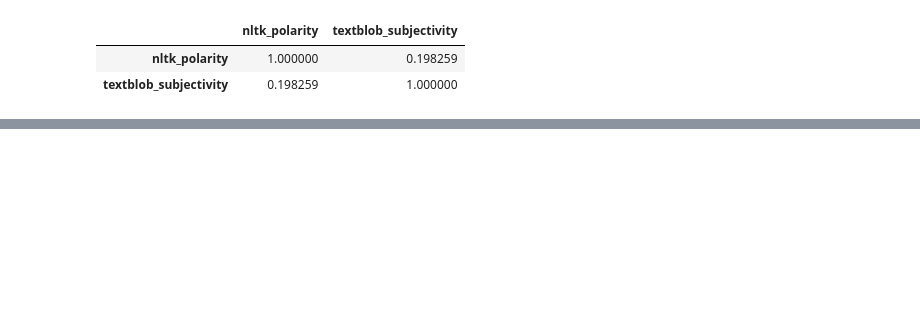
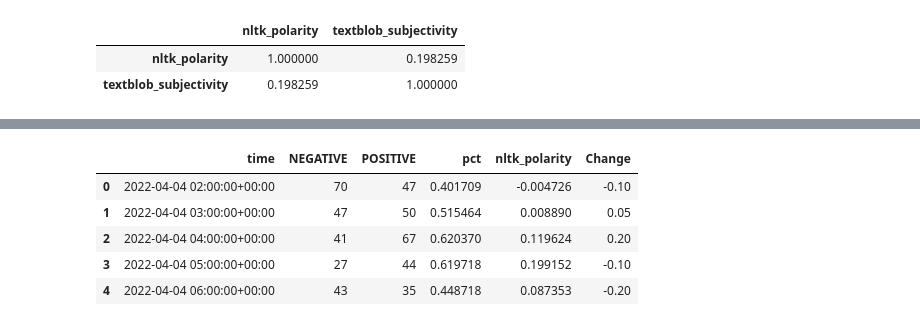
Before and after one commit to LaachH/dream_team, a Jupyter notebook: gunin files/refined.ipynb, the cells around one changed output, grey strips where cells are left out. Cells and saved outputs as stored; diff of their text form; code cells hidden in the pictures; blank space fills up the shorter version.

```diff
--- a/gunin files/refined.ipynb
+++ b/gunin files/refined.ipynb
@@ -231,3 +234,7 @@ refined_tweet_df[['nltk_polarity', 'textblob_subjectivity']].corr()
 |  | nltk_polarity | textblob_subjectivity |
 | nltk_polarity | 1.000000 | 0.198259 |
 | textblob_subjectivity | 0.198259 | 1.000000 |
+# %%
+vix_data_path = Path("vix_data.csv")
+vix_data_df = pd.read_csv(vix_data_path)
+vix_data_df.head()
@@ -233,0 +259,10 @@ refined_tweet_df[['nltk_polarity', 'textblob_subjectivity']].corr()
+# %%
+vix_data = pd.concat([vix_data_df, vix_df['Change']], axis='columns', join='inner')
+vix_data.head()
+# %% [output]
+|  | time | NEGATIVE | POSITIVE | pct | nltk_polarity | Change |
+| 0 | 2022-04-04 02:00:00+00:00 | 70 | 47 | 0.401709 | -0.004726 | -0.10 |
+| 1 | 2022-04-04 03:00:00+00:00 | 47 | 50 | 0.515464 | 0.008890 | 0.05 |
+| 2 | 2022-04-04 04:00:00+00:00 | 41 | 67 | 0.620370 | 0.119624 | 0.20 |
+| 3 | 2022-04-04 05:00:00+00:00 | 27 | 44 | 0.619718 | 0.199152 | -0.10 |
+| 4 | 2022-04-04 06:00:00+00:00 | 43 | 35 | 0.448718 | 0.087353 | -0.20 |
```
Also changed, not shown: parts of 18 cells of this notebook, 17 other files.
